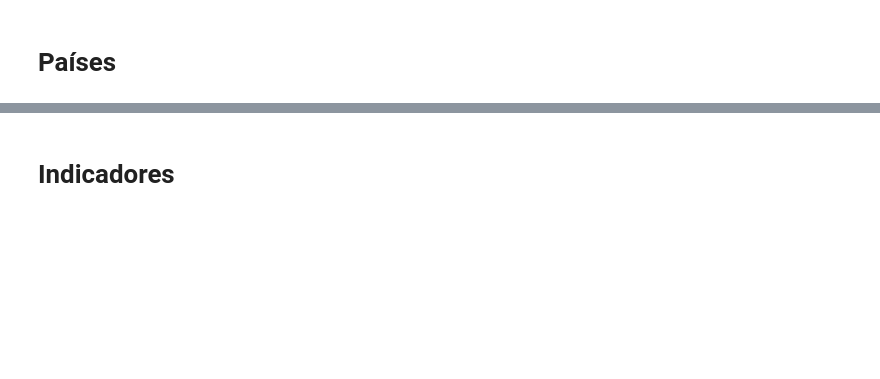
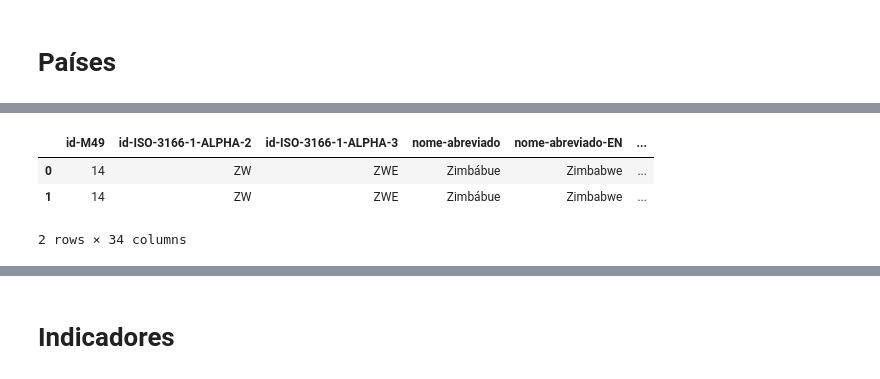
Before and after one commit to GDevigili/TCC-IBGE, a Jupyter notebook: src/datasets/paises.ipynb, the cells around one changed output, grey strips where cells are left out. Drawn from its saved outputs; the diff is of its cells as text; code cells hidden in the pictures; blank space fills up the shorter version.

```diff
--- a/src/datasets/paises.ipynb
+++ b/src/datasets/paises.ipynb
@@ -52,0 +62,3 @@ memory usage: 36.4+ KB
+# %%
+url = "https://servicodados.ibge.gov.br/api/v1/localidades/distritos"
+r = get_request_json(url)[0:2]
@@ -52,0 +85,8 @@ memory usage: 36.4+ KB
+# %%
+from utils import *
+make_df(r)
+# %% [output]
+|  | id-M49 | id-ISO-3166-1-ALPHA-2 | id-ISO-3166-1-ALPHA-3 | nome-abreviado | nome-abreviado-EN | ... |
+| 0 | 14 | ZW | ZWE | Zimbábue | Zimbabwe | ... |
+| 1 | 14 | ZW | ZWE | Zimbábue | Zimbabwe | ... |
+2 rows × 34 columns
```
Also changed, not shown: parts of 8 cells of this notebook, 1 other file.
